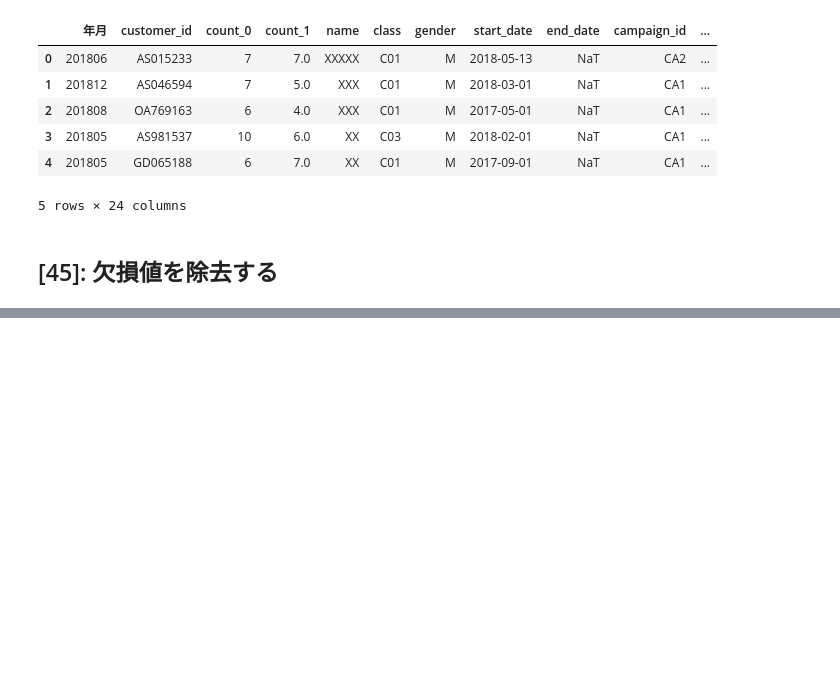
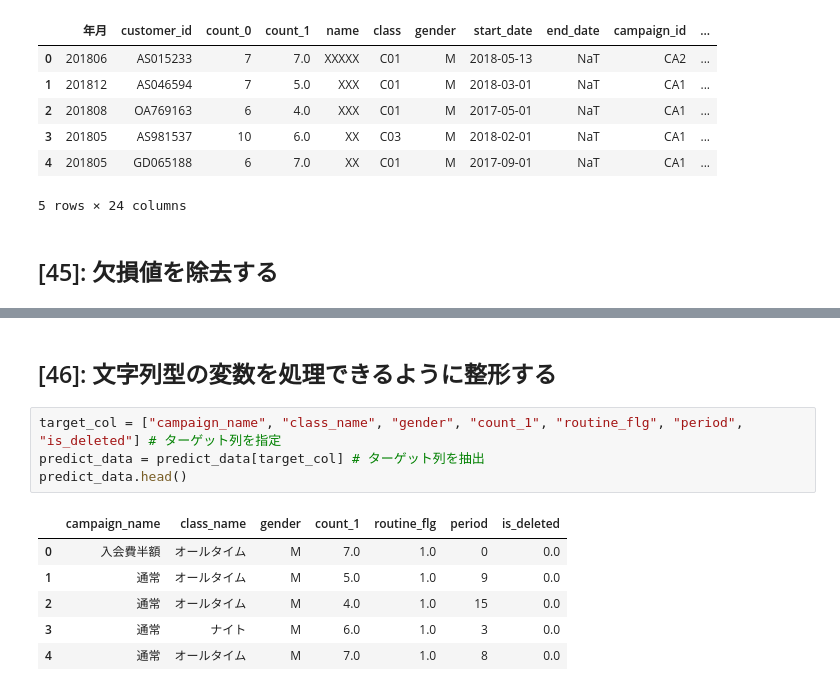
Before and after one commit to Snoge1130/python100knock_1_ch05, a Jupyter notebook: 41_50knock.ipynb, the cells around one changed output, grey strips where cells are left out. Drawn from its saved outputs; the diff is of its cells as text; blank space fills up the shorter version.

```diff
--- a/41_50knock.ipynb
+++ b/41_50knock.ipynb
@@ -303 +303,14 @@ now_date                0
 dtype: int64
+# %% [markdown]
+## [46]: 文字列型の変数を処理できるように整形する
+# %%
+target_col = ["campaign_name", "class_name", "gender", "count_1", "routine_flg", "period", "is_deleted"] # ターゲット列を指定
+predict_data = predict_data[target_col] # ターゲット列を抽出
+predict_data.head()
+# %% [output]
+|  | campaign_name | class_name | gender | count_1 | routine_flg | period | is_deleted |
+| 0 | 入会費半額 | オールタイム | M | 7.0 | 1.0 | 0 | 0.0 |
+| 1 | 通常 | オールタイム | M | 5.0 | 1.0 | 9 | 0.0 |
+| 2 | 通常 | オールタイム | M | 4.0 | 1.0 | 15 | 0.0 |
+| 3 | 通常 | ナイト | M | 6.0 | 1.0 | 3 | 0.0 |
+| 4 | 通常 | オールタイム | M | 7.0 | 1.0 | 8 | 0.0 |
```
Also changed, not shown: parts of 21 cells of this notebook.
